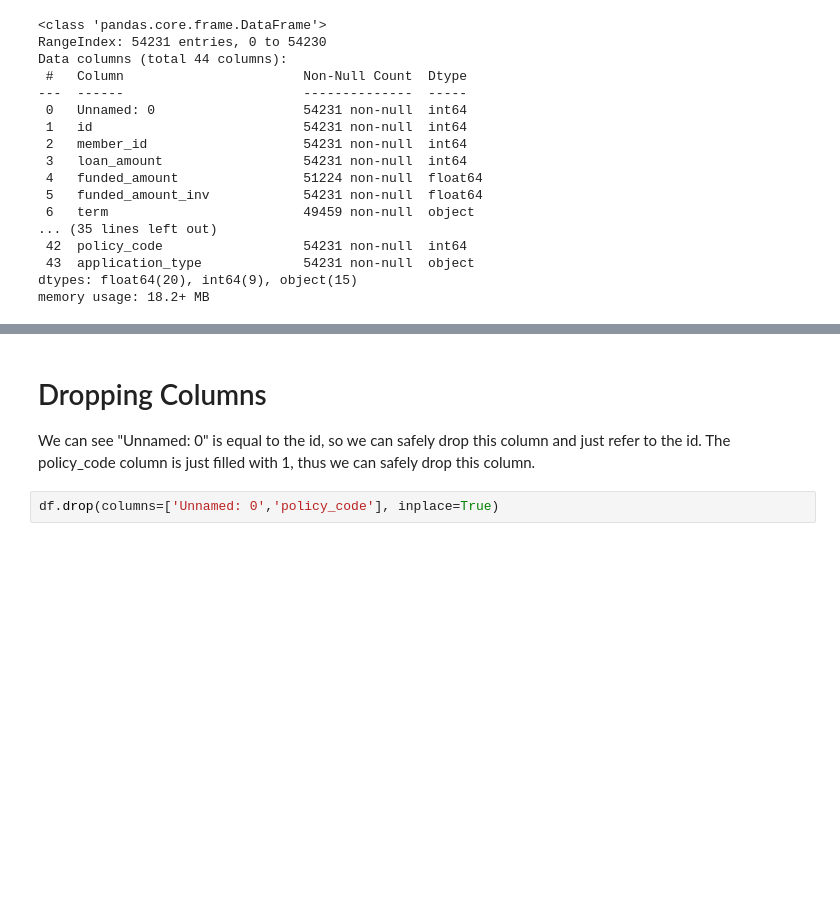
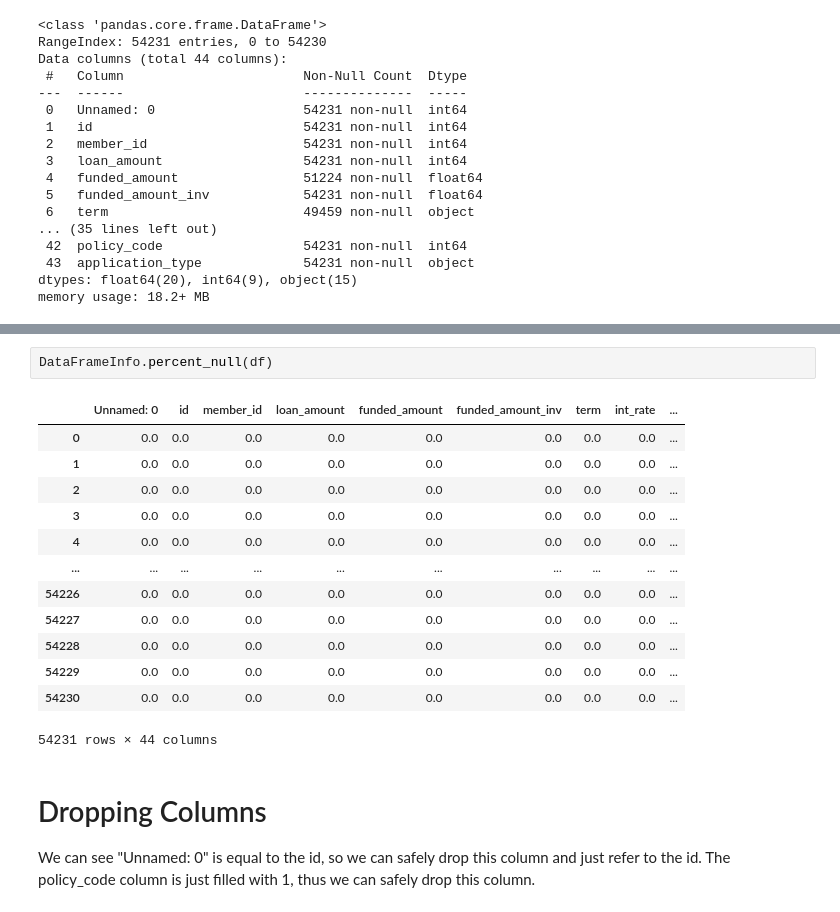
Before and after one commit to smznahid/exploratory-data-analysis---customer-loans-in-finance407, a Jupyter notebook: analysis.ipynb, the cells around one changed output, grey strips where cells are left out. Cells and saved outputs as stored; diff of their text form; blank space fills up the shorter version.

```diff
--- a/analysis.ipynb
+++ b/analysis.ipynb
@@ -71,6 +97,20 @@ dtype: object
+# %%
+DataFrameInfo.percent_null(df)
+# %% [output]
+|  | Unnamed: 0 | id | member_id | loan_amount | funded_amount | funded_amount_inv | term | int_rate | ... |
+| 0 | 0.0 | 0.0 | 0.0 | 0.0 | 0.0 | 0.0 | 0.0 | 0.0 | ... |
+| 1 | 0.0 | 0.0 | 0.0 | 0.0 | 0.0 | 0.0 | 0.0 | 0.0 | ... |
+| 2 | 0.0 | 0.0 | 0.0 | 0.0 | 0.0 | 0.0 | 0.0 | 0.0 | ... |
+| 3 | 0.0 | 0.0 | 0.0 | 0.0 | 0.0 | 0.0 | 0.0 | 0.0 | ... |
+| 4 | 0.0 | 0.0 | 0.0 | 0.0 | 0.0 | 0.0 | 0.0 | 0.0 | ... |
+| ... | ... | ... | ... | ... | ... | ... | ... | ... | ... |
+| 54226 | 0.0 | 0.0 | 0.0 | 0.0 | 0.0 | 0.0 | 0.0 | 0.0 | ... |
+| 54227 | 0.0 | 0.0 | 0.0 | 0.0 | 0.0 | 0.0 | 0.0 | 0.0 | ... |
+| 54228 | 0.0 | 0.0 | 0.0 | 0.0 | 0.0 | 0.0 | 0.0 | 0.0 | ... |
+| 54229 | 0.0 | 0.0 | 0.0 | 0.0 | 0.0 | 0.0 | 0.0 | 0.0 | ... |
+| 54230 | 0.0 | 0.0 | 0.0 | 0.0 | 0.0 | 0.0 | 0.0 | 0.0 | ... |
+54231 rows × 44 columns
 # %% [markdown]
 # Dropping Columns
 We can see "Unnamed: 0" is equal to the id, so we can safely drop this column and just refer to the id.
 The policy_code column is just filled with 1, thus we can safely drop this column.
-# %%
-df.drop(columns=['Unnamed: 0','policy_code'], inplace=True)
```
Also changed, not shown: parts of 5 cells of this notebook.
